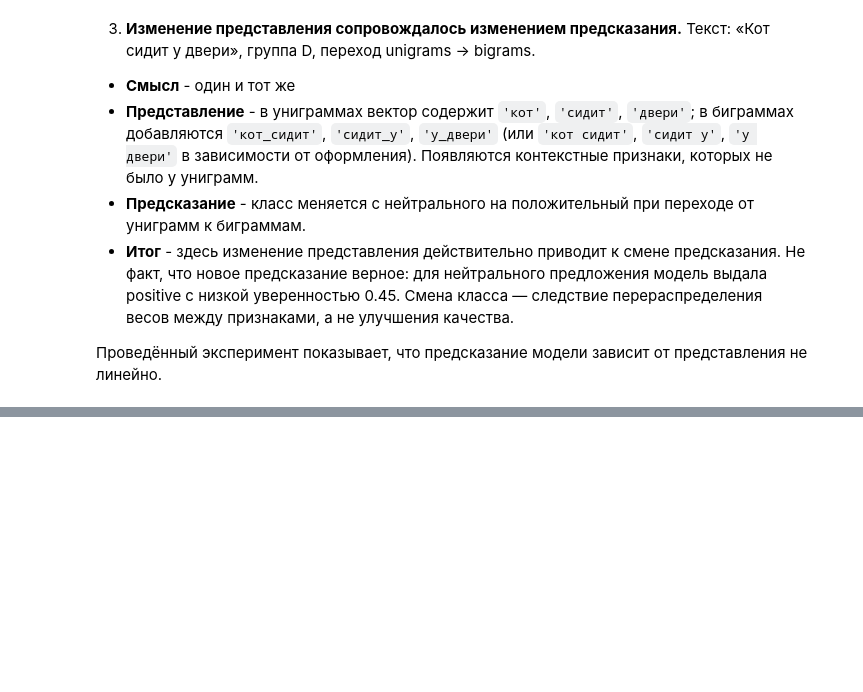
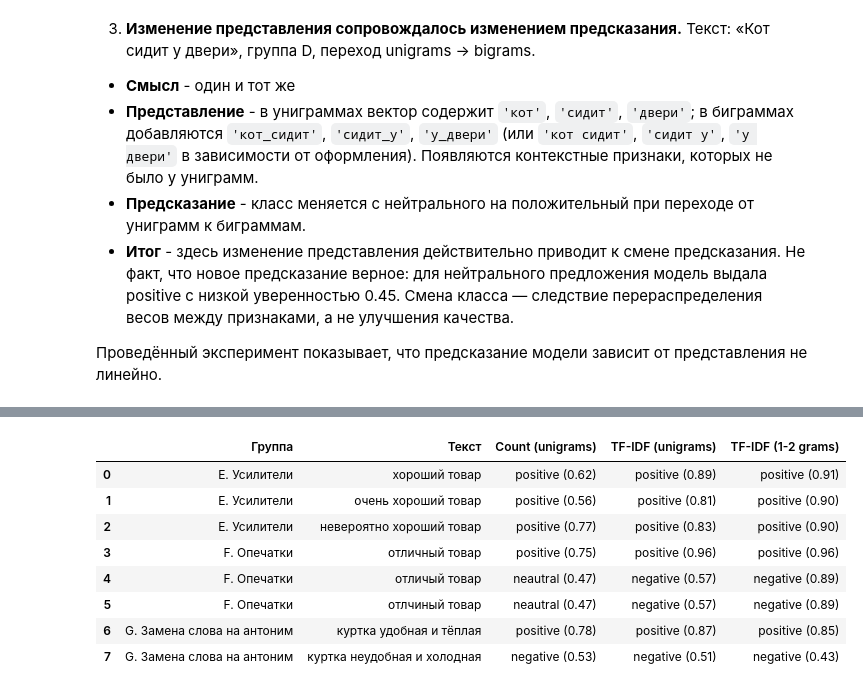
Before and after one commit to Gufort/NLP_Labs, a Jupyter notebook: lab_1.ipynb, the cells around one changed output, grey strips where cells are left out. Cells and saved outputs as stored; diff of their text form; code cells hidden in the pictures; blank space fills up the shorter version.

```diff
--- a/lab_1.ipynb
+++ b/lab_1.ipynb
@@ -729,0 +822,21 @@ df_preds
+# %%
+my_pairs = {
+    "E. Усилители":                       [(0, 1, "E1 — E2"), (1, 2, "E2 — E3")],
+    "F. Опечатки":                        [(0, 1, "F1 — F2"), (0, 2, "F1 — F3")],
+    "G. Замена слова на антоним":         [(0, 1, "G1 — G2")],
+}
+# %%
+my_rows = []
+for group, texts in my_diagnostics.items():
+    for (i, j, label) in my_pairs[group]:
+        row = {
+            "Тест": group,
+            "Пара": label,
+            "Тексты": f"{texts[i]} — {texts[j]}",
+        }
+        for name, vec in vectorizers.items():
+            row[name] = round(cosine(vec, texts, i, j), 3)
+        my_rows.append(row)
+
+my_cosine_table = pd.DataFrame(my_rows)
+my_cosine_table
@@ -729,0 +856,5 @@ df_preds
+# %%
+for group, texts in my_diagnostics.items():
+    print(f"\n{100 * '='}")
+    print(f"====> ГРУППА: {group} <====")
+    print_features_for_texts(texts, vectorizers)
@@ -729,0 +885,24 @@ df_preds
+# %%
+results = []
+for group_name, texts in my_diagnostics.items():
+    for text in texts:
+        row = {"Группа": group_name, "Текст": text}
+        for label, mdl, vec in model_vectorizer_pairs:
+            x = vec.transform([text])
+            pred = mdl.predict(x)[0]
+            prob = np.max(mdl.predict_proba(x))
+            row[label] = f"{pred} ({prob:.2f})"
+        results.append(row)
+
+my_preds = pd.DataFrame(results)
+my_preds
+# %% [output]
+|  | Группа | Текст | Count (unigrams) | TF-IDF (unigrams) | TF-IDF (1-2 grams) |
+| 0 | E. Усилители | хороший товар | positive (0.62) | positive (0.89) | positive (0.91) |
+| 1 | E. Усилители | очень хороший товар | positive (0.56) | positive (0.81) | positive (0.90) |
+| 2 | E. Усилители | невероятно хороший товар | positive (0.77) | positive (0.83) | positive (0.90) |
+| 3 | F. Опечатки | отличный товар | positive (0.75) | positive (0.96) | positive (0.96) |
+| 4 | F. Опечатки | отличый товар | neautral (0.47) | negative (0.57) | negative (0.89) |
+| 5 | F. Опечатки | отлчиный товар | neautral (0.47) | negative (0.57) | negative (0.89) |
+| 6 | G. Замена слова на антоним | куртка удобная и тёплая | positive (0.78) | positive (0.87) | positive (0.85) |
+| 7 | G. Замена слова на антоним | куртка неудобная и холодная | negative (0.53) | negative (0.51) | negative (0.43) |
```
Also changed, not shown: parts of 19 cells of this notebook.
